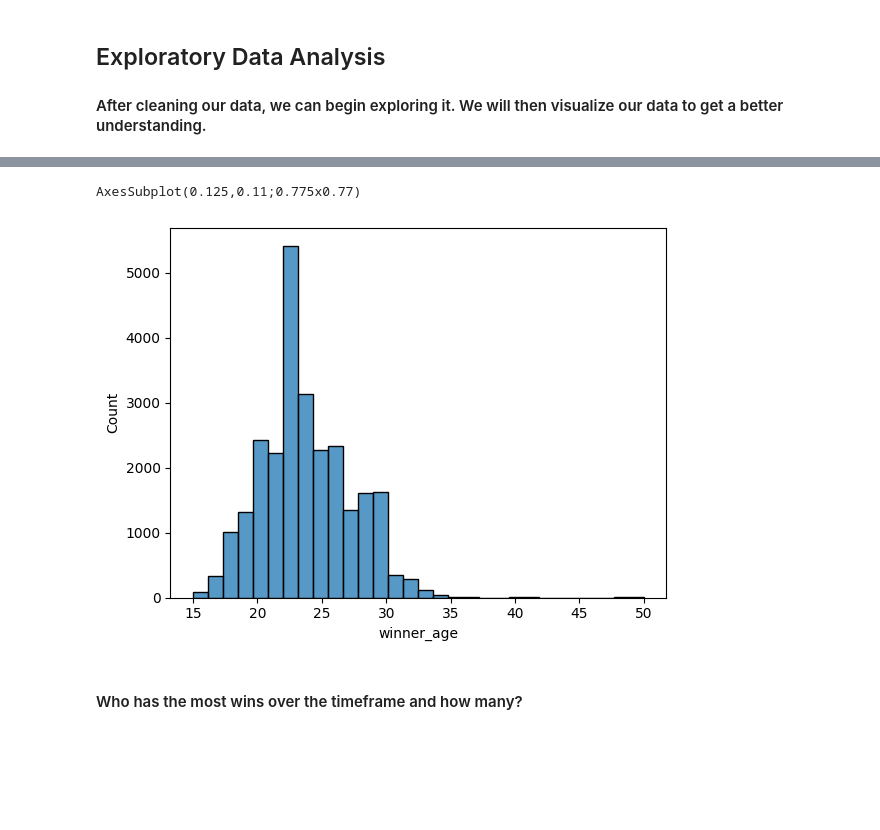
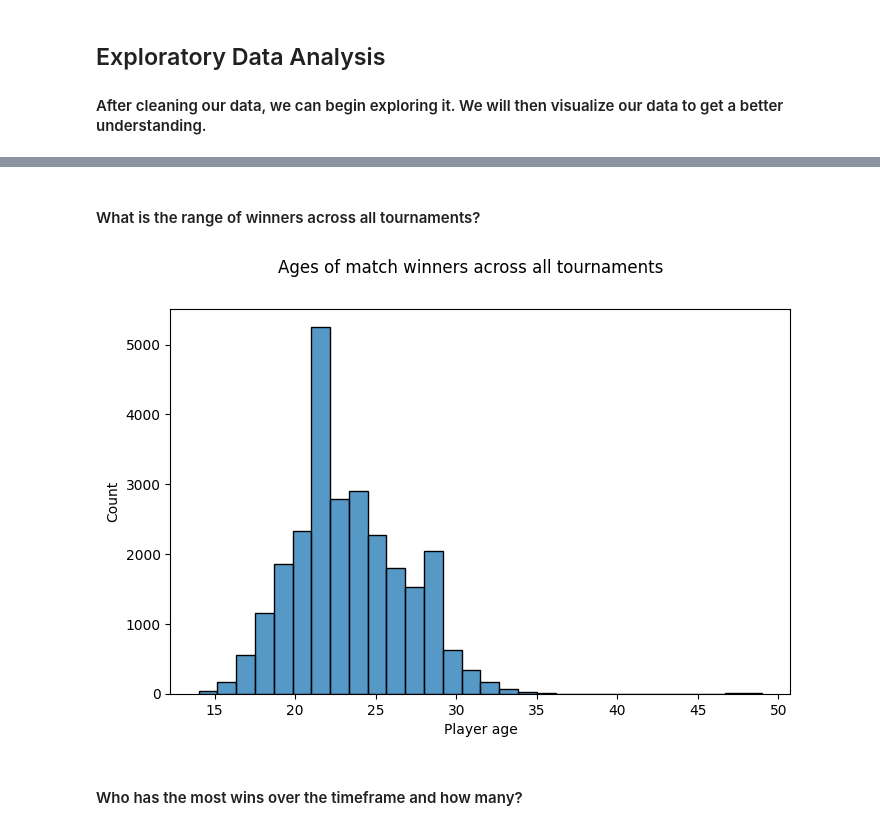
Before and after one commit to spencer130/COMP4447_FinalProject, a Jupyter notebook: FinalProject_Tennis.ipynb, the cells around one changed output, grey strips where cells are left out. Cells and saved outputs as stored; diff of their text form; code cells hidden in the pictures; blank space fills up the shorter version.

```diff
--- a/FinalProject_Tennis.ipynb
+++ b/FinalProject_Tennis.ipynb
@@ -50,6 +52,8 @@ tennis_5 = pd.read_csv(url_5)
 tennis_df = pd.concat([tennis_1, tennis_2, tennis_3, tennis_4, tennis_5], join='inner')
 tennis_df['year'] = [x[:4] for x in tennis_df['tourney_id']]
 
+tennis_df = tennis_df.reset_index(drop=True)
+
 tennis_df.sample(10)
 # %% [output]
 |  | tourney_id | tourney_name | surface | draw_size | tourney_level | tourney_date | match_num | winner_id | ... |
@@ -172,5 +189,6 @@ dtype: object
 # %%
 tennis_df_subset['year'] = pd.to_numeric(tennis_df_subset['year'])
+tennis_df_subset['winner_age'] = tennis_df_subset['winner_age'].astype('int')
 tennis_df_subset.dtypes
 # %% [output]
 tourney_name     object
@@ -195,5 +211,5 @@ dtype: object
 # %%
-tennis_df_subset['winner_age'] = tennis_df_subset['winner_age'].apply(lambda x: round(x))
-tennis_df_subset
+#tennis_df_subset['winner_age'] = tennis_df_subset['winner_age'].apply(lambda x: round(x))
+tennis_df_subset.sample(10)
 # %% [output]
 |  | tourney_name | surface | winner_id | winner_name | winner_seed | winner_rank | winner_hand | w_ace | ... |
@@ -229,10 +260,16 @@ ValueError: cannot reindex from a duplicate axis
+# %% [markdown]
+#### What is the range of winners across all tournaments?
 # %%
 #What is the range of winners ages? Also remove values equal to zero
-w_age_range = sns.histplot(x='winner_age', bins=30, data=tennis_df_subset[-(tennis_df_subset['winner_age']==0)])
-print(w_age_range)
+fig, ax = plt.subplots(figsize=(8, 5))
+
+sns.histplot(x='winner_age', bins=30, data=tennis_df_subset[-(tennis_df_subset['winner_age']==0)], ax=ax)
+fig.suptitle('Ages of match winners across all tournaments')
+ax.set(xlabel='Player age')
+
+plt.show()
 # %% [output]
-AxesSubplot(0.125,0.11;0.775x0.77)
-[figure, old version]
+[figure, new version]
 # %% [markdown]
 #### Who has the most wins over the timeframe and how many?
 # %%
```
Also changed, not shown: parts of 54 cells of this notebook.
